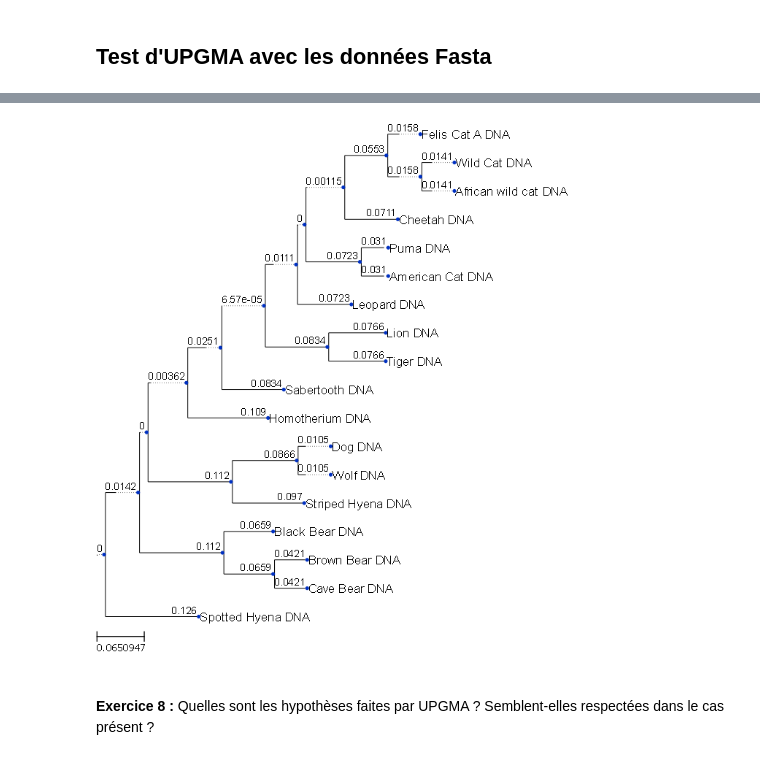
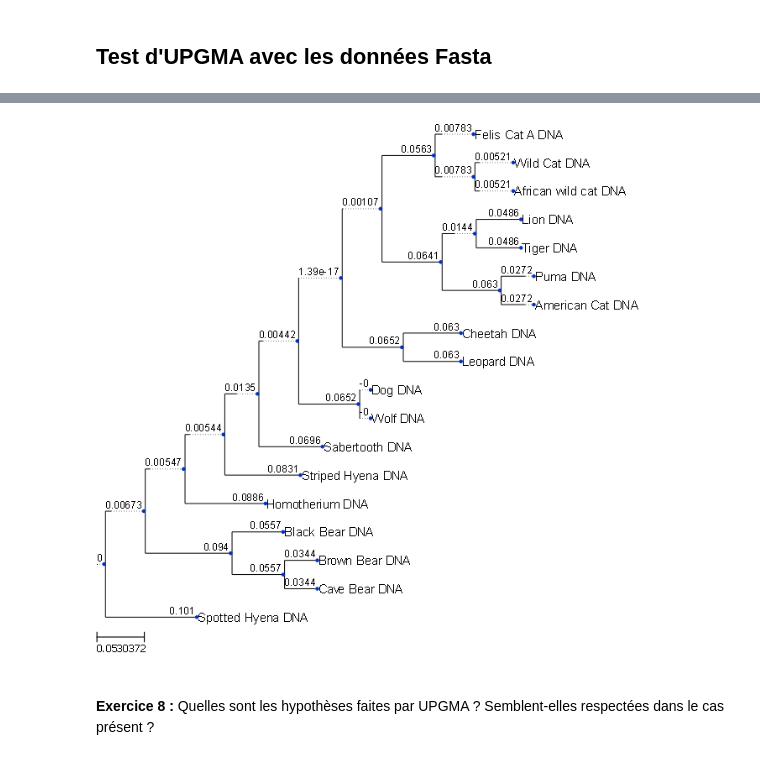
Before and after one commit to Pythalex/ProjetBioInfoPython, a Jupyter notebook: projet_phylogenie.ipynb, the cells around one changed output, grey strips where cells are left out. Drawn from its saved outputs; the diff is of its cells as text; code cells hidden in the pictures.

Commit message:
Fix pdistance

```diff
--- a/projet_phylogenie.ipynb
+++ b/projet_phylogenie.ipynb
@@ -368,12 +401,22 @@ Dans le cas de séquences très proches, on estime que la distance évolutive r
 **Exercice 4 :** Implémenter la fonction retournant la matrice de distance à partir d'un dictionnaire de séquences.
 # %%
 def pdistance(al1, al2):
-    nb = 0.
+    """ Renvoie le rapport du nombre de substitutions sur le nombre de nucléotides
+    """
+    # Nombre de substitutions
+    nb = 0
+
+    # Pour tous les éléments des séquences
     for e1, e2 in zip(al1, al2):
-        nb += 1 if e1 != e2 else 0
+        # On incrémente s'il y a substitution
+        nb += 1 if (e1 != e2 and e1 != '-' and e2 != '-') else 0
+
+    # On renvoie le rapport
     return nb / len(al1)
 
 def juke_cantor(pdistance):
+    """ Applique la formule de juke cantor sur la pdistance donnée
+    """
     return -(3/4) * np.log(1 - (4/3) * pdistance)
 
 def matrice_distance(dic):
@@ -403,7 +446,7 @@ chiffre_vers_nom = list(dic.keys())
 
 file = "distmatrix.npy"
 m = None
-load_if_exists = True
+load_if_exists = False
 save_matrice = True
 
 if load_if_exists and os.path.isfile(file):
@@ -930,6 +973,26 @@ else:
     m = matrice_distance(dic)
     save_matrix(filename, m)
 
+# Distance hyenes
+def print_align(seq1, seq2):
+    res = "["
+    for e1, e2 in zip(seq1, seq2):
+        if e1 == '-' or e2 == '-':
+            res += '-'
+        elif e1 != e2:
+            res += 'S'
+        else:
+            res += ' '
+    return res + "]"
+
+h1 = "Striped Hyena DNA"
+h2 = "Spotted Hyena DNA"
+align = needleman_wunsch(dic[h1], dic[h2])
+print("Alignement entre {} et {}".format(h1, h2))
+print("{} : {}".format(h1, align[0]))
+print("{} : {}".format(h2, align[1]))
+print(print_align(*align))
+
 #print(m)
 newick = (upgma(m, chiffre_vers_nom))
 
@@ -941,4 +1008,4 @@ t.render('%%inline', w=183, units='mm', tree_style=ts)
-[figure, old version]
+[figure, new version]
 # %% [markdown]
 **Exercice 8 :** Quelles sont les hypothèses faites par UPGMA ? Semblent-elles respectées dans le cas présent ?
 # %% [markdown]
```
Also changed, not shown: parts of 4 cells of this notebook, 1 other file.
